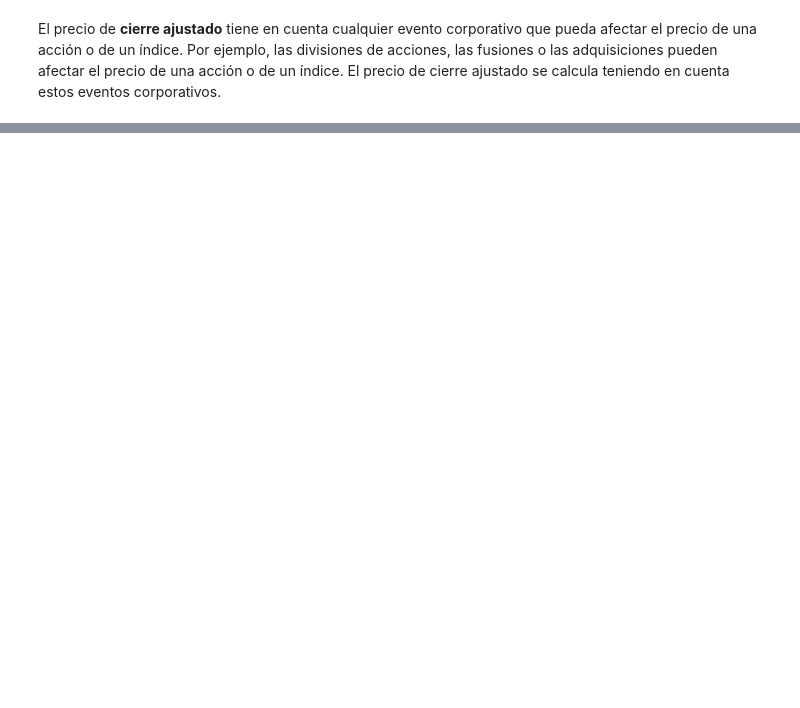
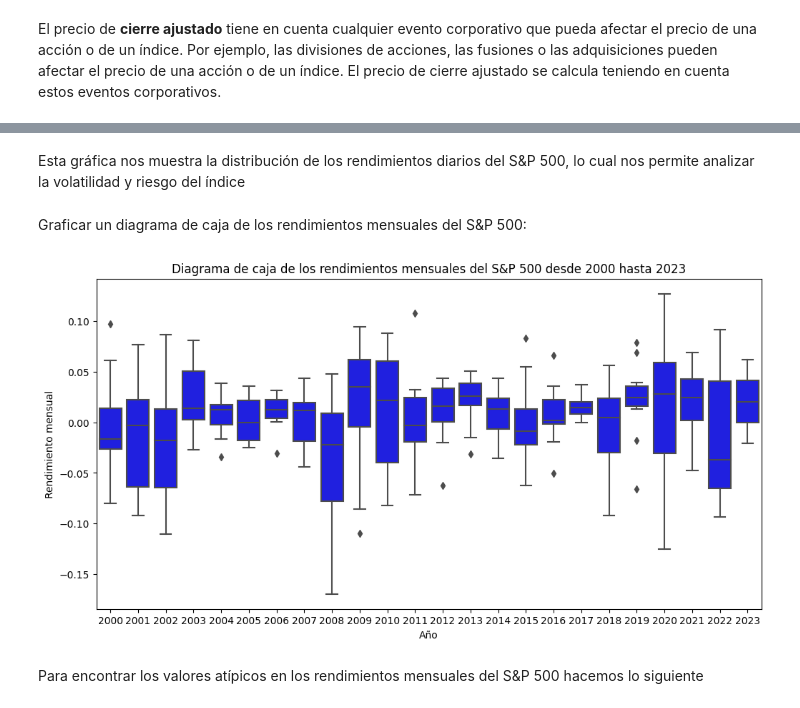
Before and after one commit to SoleEsp/PI_N2_DA, a Jupyter notebook: EDA.ipynb, the cells around one changed output, grey strips where cells are left out. Cells and saved outputs as stored; diff of their text form; code cells hidden in the pictures; blank space fills up the shorter version.

```diff
--- a/EDA.ipynb
+++ b/EDA.ipynb
@@ -169,0 +142,16 @@ ModuleNotFoundError: No module named 'mpl_finance'
+# %% [markdown]
+Esta gráfica nos muestra la distribución de los rendimientos diarios del S&P 500, lo cual nos permite analizar la volatilidad y riesgo del índice
+# %% [markdown]
+Graficar un diagrama de caja de los rendimientos mensuales del S&P 500:
+# %%
+monthly_returns = df_sp500['Cierre'].resample('M').ffill().pct_change()
+plt.figure(figsize=(12,6))
+sns.boxplot(x=monthly_returns.index.year, y=monthly_returns, color='blue')
+plt.title('Diagrama de caja de los rendimientos mensuales del S&P 500 desde 2000 hasta 2023')
+plt.xlabel('Año')
+plt.ylabel('Rendimiento mensual')
+plt.show()
+# %% [output]
+[figure, added]
+# %% [markdown]
+Para encontrar los valores atípicos en los rendimientos mensuales del S&P 500 hacemos lo siguiente
```
Also changed, not shown: parts of 13 cells of this notebook.
